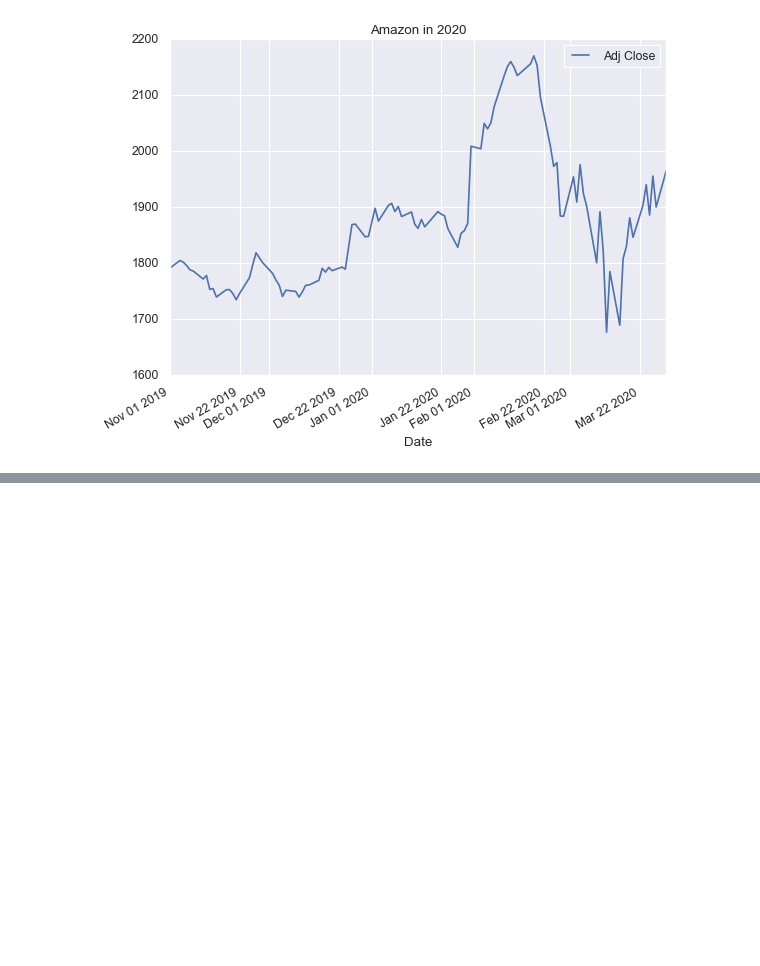
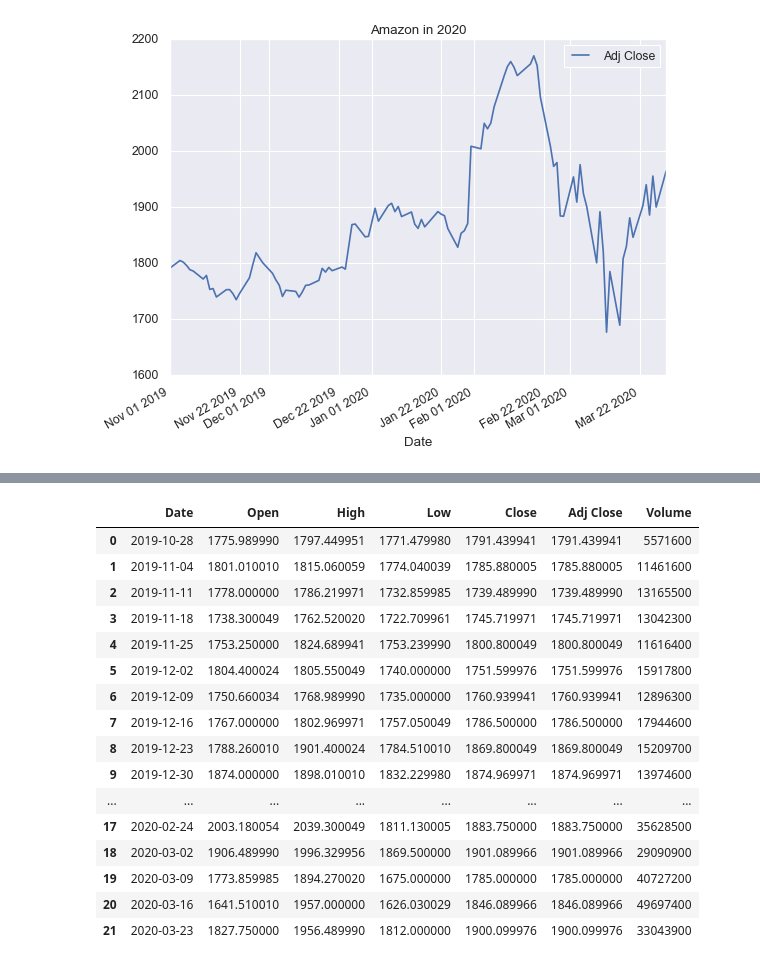
Before and after one commit to joshj97/Stock-Analysis-Prediction-using-Python-Tools-Machine-Learning, a Jupyter notebook: Stock Analysis_Technology.ipynb, the cells around one changed output, grey strips where cells are left out. Saved outputs shown, nothing was run; the diff lists cells and outputs as text; code cells hidden in the pictures; blank space fills up the shorter version.

```diff
--- a/Stock Analysis_Technology.ipynb
+++ b/Stock Analysis_Technology.ipynb
@@ -414,0 +553,22 @@ Amazon_df.loc['2019-11-01':'2020-03-30'][['Adj Close']].plot(title="Amazon in 20
+# %%
+# retriving the data until the last row
+Amazon_df = Amazon_df.head(len(Amazon_df)-1)
+Amazon_df
+# %% [output]
+|  | Date | Open | High | Low | Close | Adj Close | Volume |
+| 0 | 2019-10-28 | 1775.989990 | 1797.449951 | 1771.479980 | 1791.439941 | 1791.439941 | 5571600 |
+| 1 | 2019-11-04 | 1801.010010 | 1815.060059 | 1774.040039 | 1785.880005 | 1785.880005 | 11461600 |
+| 2 | 2019-11-11 | 1778.000000 | 1786.219971 | 1732.859985 | 1739.489990 | 1739.489990 | 13165500 |
+| 3 | 2019-11-18 | 1738.300049 | 1762.520020 | 1722.709961 | 1745.719971 | 1745.719971 | 13042300 |
+| 4 | 2019-11-25 | 1753.250000 | 1824.689941 | 1753.239990 | 1800.800049 | 1800.800049 | 11616400 |
+| 5 | 2019-12-02 | 1804.400024 | 1805.550049 | 1740.000000 | 1751.599976 | 1751.599976 | 15917800 |
+| 6 | 2019-12-09 | 1750.660034 | 1768.989990 | 1735.000000 | 1760.939941 | 1760.939941 | 12896300 |
+| 7 | 2019-12-16 | 1767.000000 | 1802.969971 | 1757.050049 | 1786.500000 | 1786.500000 | 17944600 |
+| 8 | 2019-12-23 | 1788.260010 | 1901.400024 | 1784.510010 | 1869.800049 | 1869.800049 | 15209700 |
+| 9 | 2019-12-30 | 1874.000000 | 1898.010010 | 1832.229980 | 1874.969971 | 1874.969971 | 13974600 |
+| ... | ... | ... | ... | ... | ... | ... | ... |
+| 17 | 2020-02-24 | 2003.180054 | 2039.300049 | 1811.130005 | 1883.750000 | 1883.750000 | 35628500 |
+| 18 | 2020-03-02 | 1906.489990 | 1996.329956 | 1869.500000 | 1901.089966 | 1901.089966 | 29090900 |
+| 19 | 2020-03-09 | 1773.859985 | 1894.270020 | 1675.000000 | 1785.000000 | 1785.000000 | 40727200 |
+| 20 | 2020-03-16 | 1641.510010 | 1957.000000 | 1626.030029 | 1846.089966 | 1846.089966 | 49697400 |
+| 21 | 2020-03-23 | 1827.750000 | 1956.489990 | 1812.000000 | 1900.099976 | 1900.099976 | 33043900 |
```
Also changed, not shown: parts of 40 cells of this notebook.
